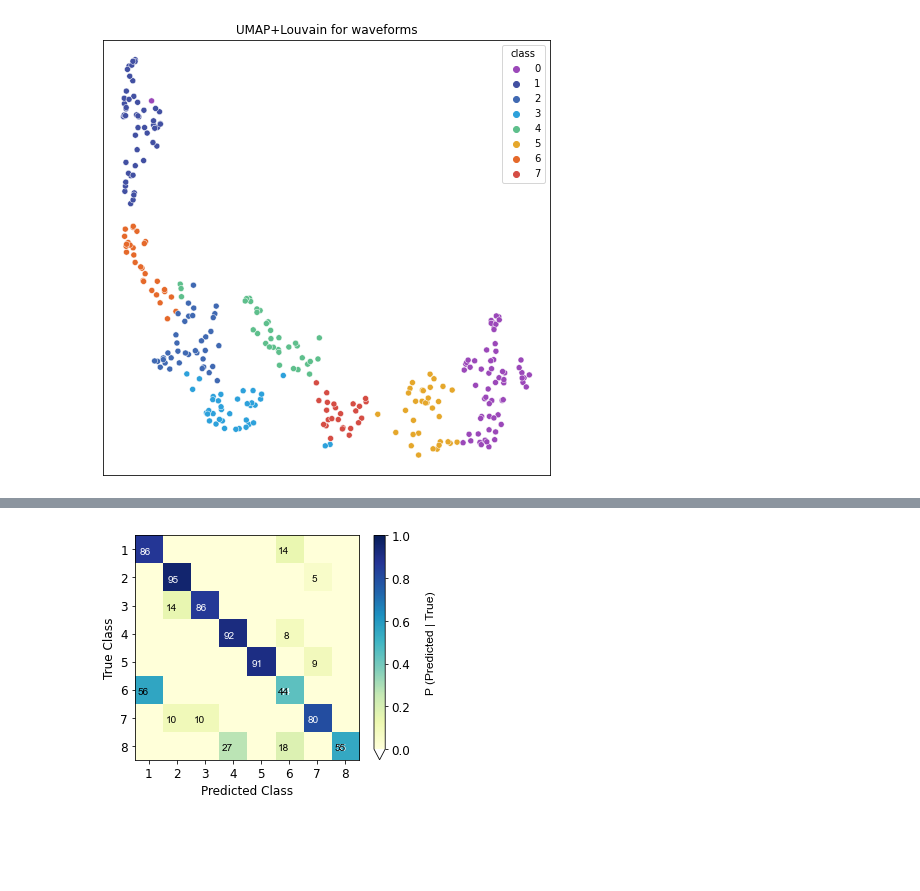
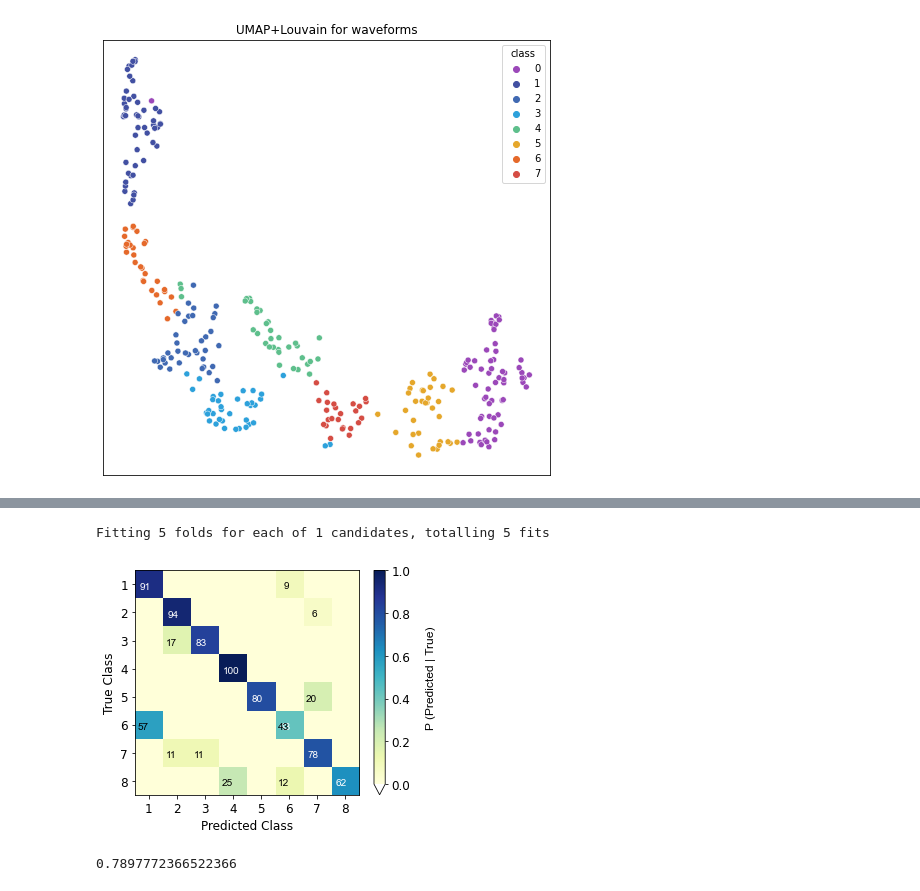
Before and after one commit to Nishant-codex/GIFFittingToolbox, a Jupyter notebook: src/examples/testing_clusters.ipynb, the cells around one changed output, grey strips where cells are left out. Saved outputs shown, nothing was run; the diff lists cells and outputs as text; code cells hidden in the pictures; blank space fills up the shorter version.

```diff
--- a/src/examples/testing_clusters.ipynb
+++ b/src/examples/testing_clusters.ipynb
@@ -307,51 +265,9 @@ array([[19,  0,  0,  0,  0,  3,  0,  0],
-# %%
-confusion_mat_counts = confusion_matrix(UMAP_y_test,UMAP_grid_search.predict(UMAP_X_test))
-
-conf_mat_row_list = []
-
-for row in confusion_mat_counts:
-    row_sum = np.sum(row)
-
-    row_percent = []
-
-    for val in row:
-        row_percent.append(val/row_sum)
-
-    conf_mat_row_list.append(row_percent)
-
-conf_mat = np.array(conf_mat_row_list)
-
-colormap = mpl.cm.YlGnBu
-colormap.set_under('white')
-
-eps = np.spacing(0.0)
-f, arr = plt.subplots(1,figsize=[5,4])
-mappable = arr.imshow(conf_mat,cmap=colormap,vmin=eps,vmax=1.)
-color_bar = f.colorbar(mappable, ax=arr, extend='min')
-color_bar.set_label('P (Predicted | True)',fontsize=12,labelpad=15,fontname="Arial")
-color_bar.ax.tick_params(size=3,labelsize=12)
-
-#Specify label behavior of the main diagonal
-for i in range(0,N_CLUST):
-    if int(conf_mat[i,i]*100) == 100:
-        arr.text(i-0.38,i+0.17,int(round(conf_mat[i,i]*100)),fontsize=10,c='white',fontname="Arial")
-    else:
-        arr.text(i-0.34,i+0.16,int(round(conf_mat[i,i]*100)),fontsize=10,c='white',fontname="Arial")
-
-#Specify label behavior of the off-diagonals
-for i in range(0,N_CLUST):
-    for j in range(0,N_CLUST):
-        if conf_mat[i,j] < 0.1 and conf_mat[i,j] != 0:
-            arr.text(j-0.2,i+0.15,int(round(conf_mat[i,j]*100)),fontsize=10,c='k',fontname="Arial")
-        elif conf_mat[i,j] >= 0.1 and conf_mat[i,j] < 0.6 and conf_mat[i,j] != 0:
-            arr.text(j-0.4, i+0.15,int(round(conf_mat[i,j]*100)),fontsize=10,c='k',fontname="Arial")
-
-arr.set_xticks(range(0,N_CLUST))
-arr.set_xticklabels(range(1,N_CLUST+1),fontsize=12)
-arr.set_yticks(range(0,N_CLUST))
-arr.set_yticklabels(range(1,N_CLUST+1),fontsize=12)
-arr.set_xlabel('Predicted Class',fontsize=12)
-arr.set_ylabel('True Class',fontsize=12)
-plt.tight_layout()
-# %% [output]
-[figure, removed]
+# %%
+conf_mat = return_xg_boost_trees_classification(data_wave_FN_acsf['waveform'],data_wave_FN_acsf['labels_wave'])
+# %% [output]
+Fitting 5 folds for each of 1 candidates, totalling 5 fits
+[figure, added]
+# %%
+print(np.mean(np.diagonal(conf_mat)))
+# %% [output]
+0.7897772366522366
```
Also changed, not shown: parts of 5 cells of this notebook, 5 other files.
